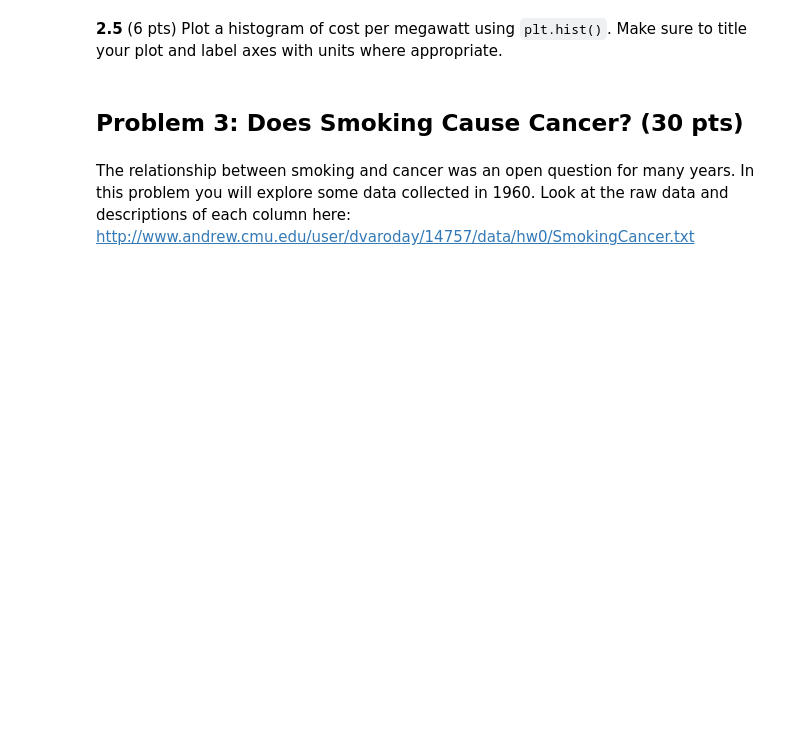
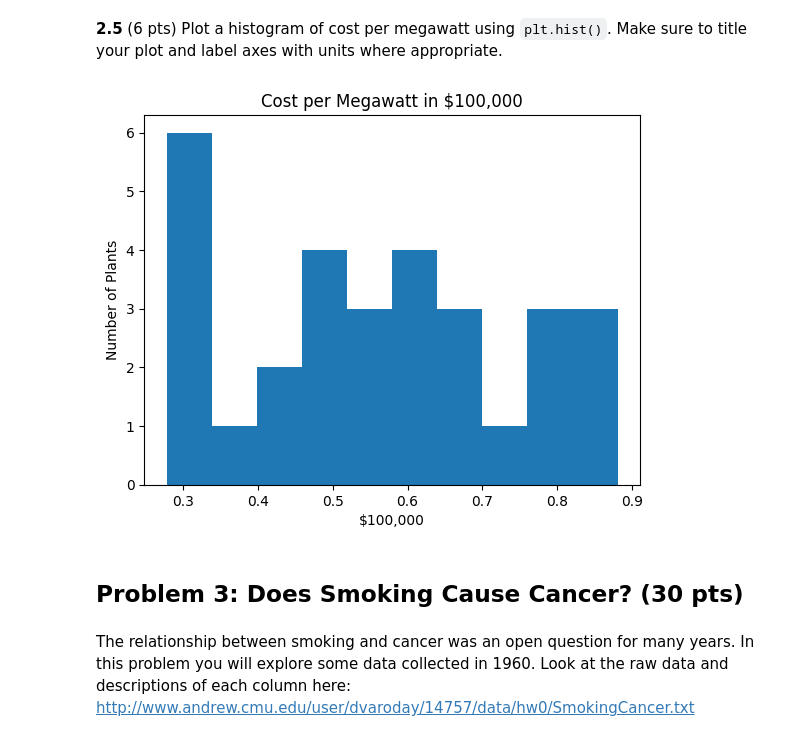
Before and after one commit to aitechroberts/ml_adversary, a Jupyter notebook: HW0.ipynb, the cells around one changed output. Cells and saved outputs as stored; diff of their text form; code cells hidden in the pictures; blank space fills up the shorter version.

```diff
--- a/HW0.ipynb
+++ b/HW0.ipynb
@@ -66,9 +112,12 @@ import matplotlib.pyplot as plt
 **2.4** (6 pts) Filter out the outliers and keep the remaining data items in `df_filt`. Various ways of filtering data frames are described here: https://cmdlinetips.com/2018/02/how-to-subset-pandas-dataframe-based-on-values-of-a-column. Then recalculate the mean and standard deviation of the cost per megawatt in units of dollars. Round your answer to the nearest \$1000.
 # %%
 # START EDITING HERE - DON'T REMOVE THIS COMMENT
-df_filt = df
-filt_cpmw_mean = 0
-filt_cpmw_std = 0
+before_july_1970 = df['Date'] <= 70.5
+df_filt = df[before_july_1970]
+filt_cpmw_mean = df_filt.CostPerMWatt.mean()
+filt_cpmw_std = df_filt.CostPerMWatt.std()
+# print(df_filt.shape)
+# print(df_filt.head())
 # END EDITING HERE - DON'T REMOVE THIS COMMENT
 
 print('Mean cost per MW:  ', filt_cpmw_mean,'dollars per MW')
@@ -77,9 +135,15 @@ print('Standard deviation:', filt_cpmw_std, 'dollars per MW')
 **2.5** (6 pts) Plot a histogram of cost per megawatt using `plt.hist()`. Make sure to title your plot and label axes with units where appropriate.
 # %%
 # START EDITING HERE - DON'T REMOVE THIS COMMENT
-
+plt.hist(df_filt.CostPerMWatt)
+plt.title("Cost per Megawatt in $100,000")
+plt.xlabel("$100,000")
+plt.ylabel("Number of Plants")
+plt.show()
 
 # END EDITING HERE - DON'T REMOVE THIS COMMENT
+# %% [output]
+[figure, added]
 # %% [markdown]
 ## Problem 3: Does Smoking Cause Cancer? (30 pts)
 # %% [markdown]
```
Also changed, not shown: parts of 12 cells of this notebook.
